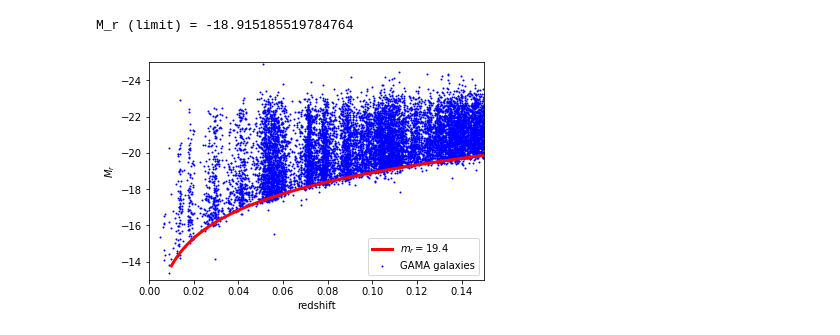
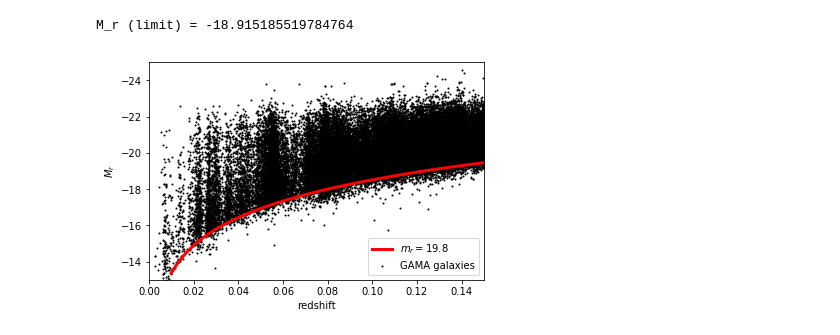
Before and after one commit to RossHart/Debiasing, a Jupyter notebook: data_selection.ipynb, the cells around one changed output. Drawn from its saved outputs; the diff is of its cells as text; code cells hidden in the pictures.

Commit message:
Ready for GAMA data

```diff
--- a/data_selection.ipynb
+++ b/data_selection.ipynb
@@ -29,0 +11,31 @@ data_ok = data[gama_ok]
+# %%
+gama_classifications = Table.read('GAMA_fits/galaxy_zoo_gama_cleaned.fits')
+gama_raw = Table.read('GAMA_fits/galaxy_zoo_gama_reduced.fits')
+gama_ancillary = Table.read('GAMA_fits/galaxy_zoo_gama_extra.fits')
+# %%
+N_names = [c for c in gama_raw.colnames if 'total' in c]
+for n in N_names:
+    gama_classifications[n + '_raw'] = gama_raw[n]
+# %%
+fig = plt.figure(figsize=(6,6))
+ax = plt.subplot(111)
+
+R50 = gama_ancillary['GALRE_r_kpc']
+Mr = gama_ancillary['absmag_r']
+
+_ = ax.scatter(R50,Mr,color='k',s=1)
+_ = ax.set_xscale('log')
+_ = ax.set_xlim(10**(-1),10**2)
+_ = ax.set_ylim(-13,-25)
+_ = ax.set_xlabel('$R_{50}$')
+_ = ax.set_ylabel('$M_r$')
+
+R_ok = np.all([R50>0,R50<20],axis=0)
+Mr_ok = np.all([Mr<-10,Mr>-25],axis=0)
+data_ok = (R_ok) & (Mr_ok)
+
+gama_data = gama_classifications[data_ok]
+for c in ('absmag_r','GALRE_r_kpc','Z_TONRY'):
+    gama_data[c] = gama_ancillary[data_ok][c]
+
+print('{}/{} have reasonable sizes and brightnesses'.format(data_ok.sum(),len(data_ok)))
@@ -30,18 +45,18 @@ data_ok = data[gama_ok]
 # %%
 zs = np.linspace(0.01,0.15,100)
-Mags = mag_to_Mag(19.4,zs)
+Mags = mag_to_Mag(19.8,zs)
 
-_ = plt.scatter(data_ok['Z_TONRY'],data_ok['absmag_r_stars'],color='b',s=1,
+_ = plt.scatter(gama_data['Z_TONRY'],gama_data['absmag_r'],color='k',s=1,
                 label='GAMA galaxies')
-_ = plt.plot(zs,Mags,color='r',label='$m_r=19.4$',lw=3)
+_ = plt.plot(zs,Mags,color='r',label='$m_r=19.8$',lw=3)
 _ = plt.xlabel('redshift')
 _ = plt.ylabel('$M_r$')
 _ = plt.legend(loc='lower right')
 
 Mag_limit = mag_to_Mag(19.4,0.1)
 print('M_r (limit) = {}'.format(Mag_limit))
 
 _ = plt.axis((0,0.15,-13,-25))
 # %% [output]
 M_r (limit) = -18.915185519784764
-[figure, old version]
+[figure, new version]
```
Also changed, not shown: parts of 4 cells of this notebook, 9 other files.
